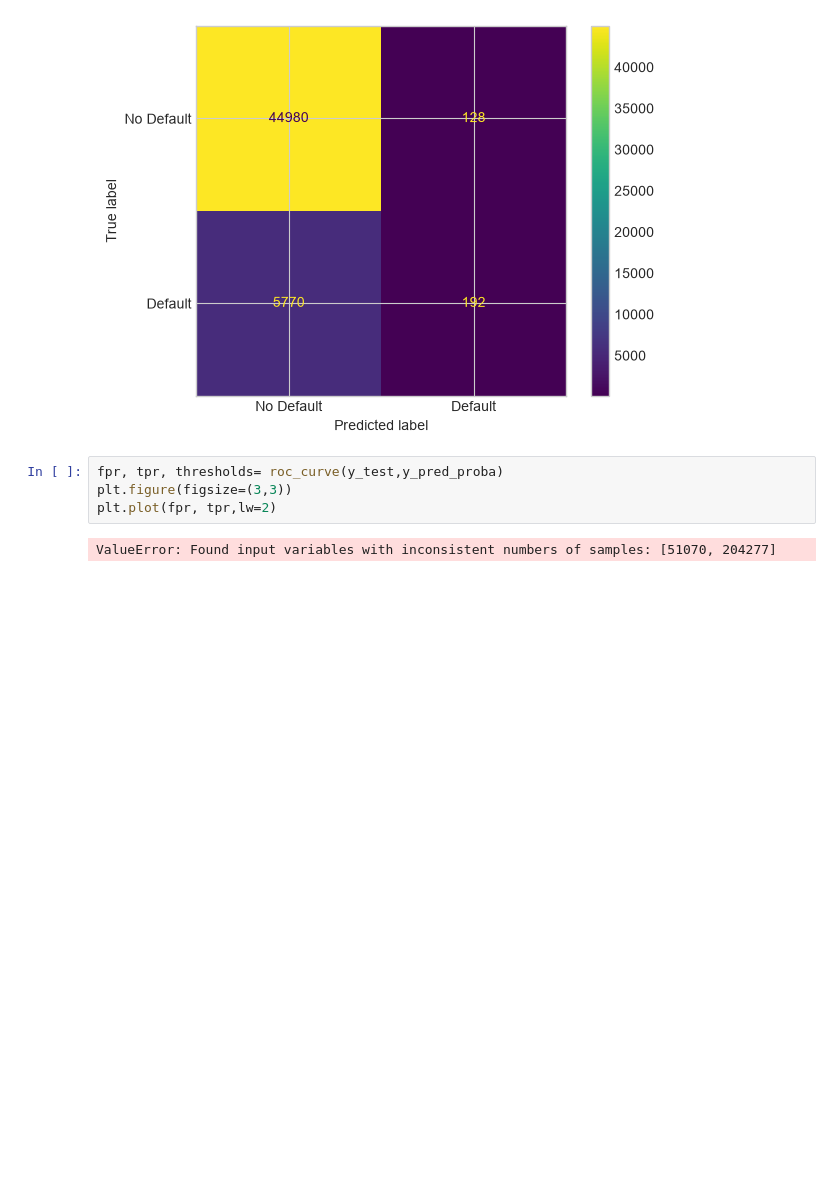
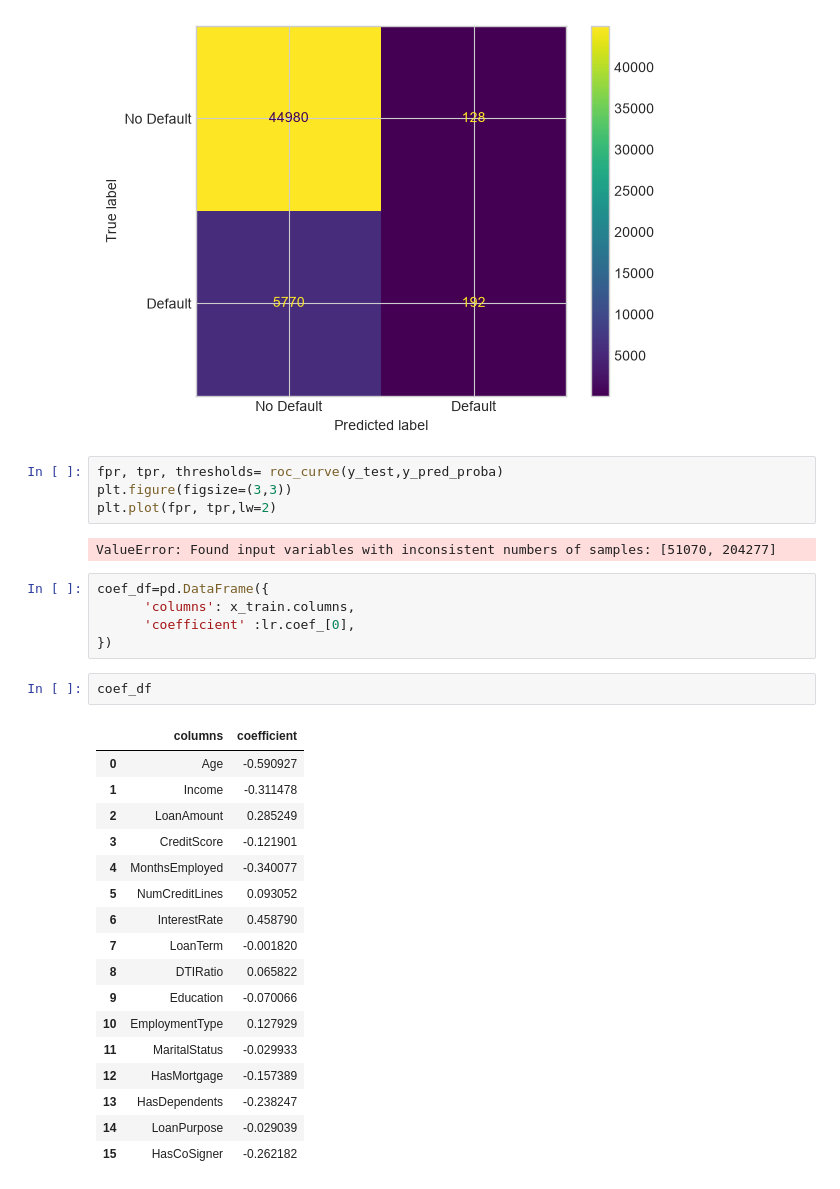
Before and after one commit to durgeshkumarsahu/Machine_learning, a Jupyter notebook: project 2.ipynb/loan project.ipynb, the cells around one changed output. Drawn from its saved outputs; the diff is of its cells as text; blank space fills up the shorter version.

```diff
--- a/project 2.ipynb/loan project.ipynb
+++ b/project 2.ipynb/loan project.ipynb
@@ -268,3 +268,28 @@ plt.figure(figsize=(3,3))
 plt.plot(fpr, tpr,lw=2)
 # %% [output]
 ValueError: Found input variables with inconsistent numbers of samples: [51070, 204277]
+# %%
+coef_df=pd.DataFrame({
+      'columns': x_train.columns,
+      'coefficient' :lr.coef_[0],
+})
+# %%
+coef_df
+# %% [output]
+|  | columns | coefficient |
+| 0 | Age | -0.590927 |
+| 1 | Income | -0.311478 |
+| 2 | LoanAmount | 0.285249 |
+| 3 | CreditScore | -0.121901 |
+| 4 | MonthsEmployed | -0.340077 |
+| 5 | NumCreditLines | 0.093052 |
+| 6 | InterestRate | 0.458790 |
+| 7 | LoanTerm | -0.001820 |
+| 8 | DTIRatio | 0.065822 |
+| 9 | Education | -0.070066 |
+| 10 | EmploymentType | 0.127929 |
+| 11 | MaritalStatus | -0.029933 |
+| 12 | HasMortgage | -0.157389 |
+| 13 | HasDependents | -0.238247 |
+| 14 | LoanPurpose | -0.029039 |
+| 15 | HasCoSigner | -0.262182 |
```
Also changed, not shown: parts of 6 cells of this notebook, 1 other file.
